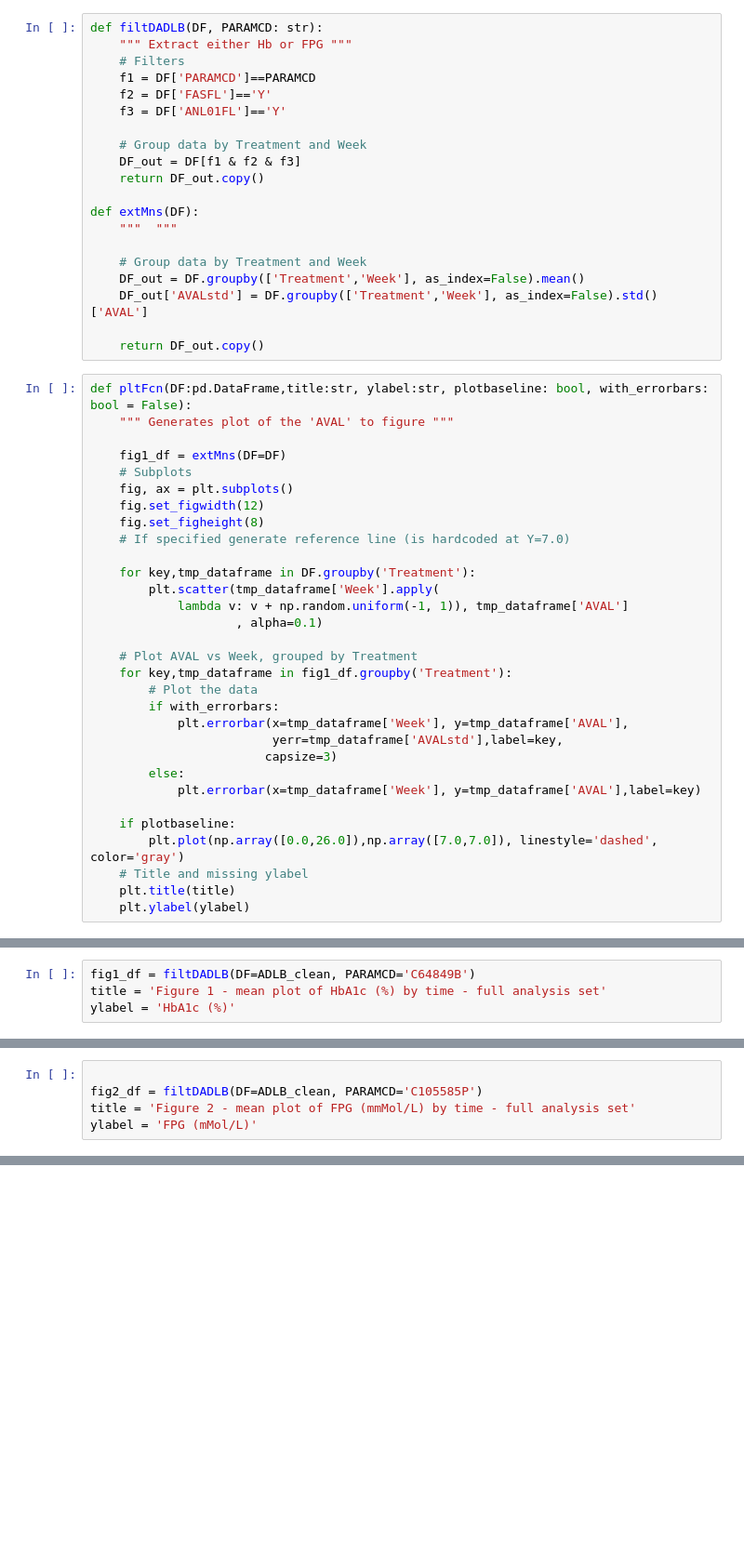
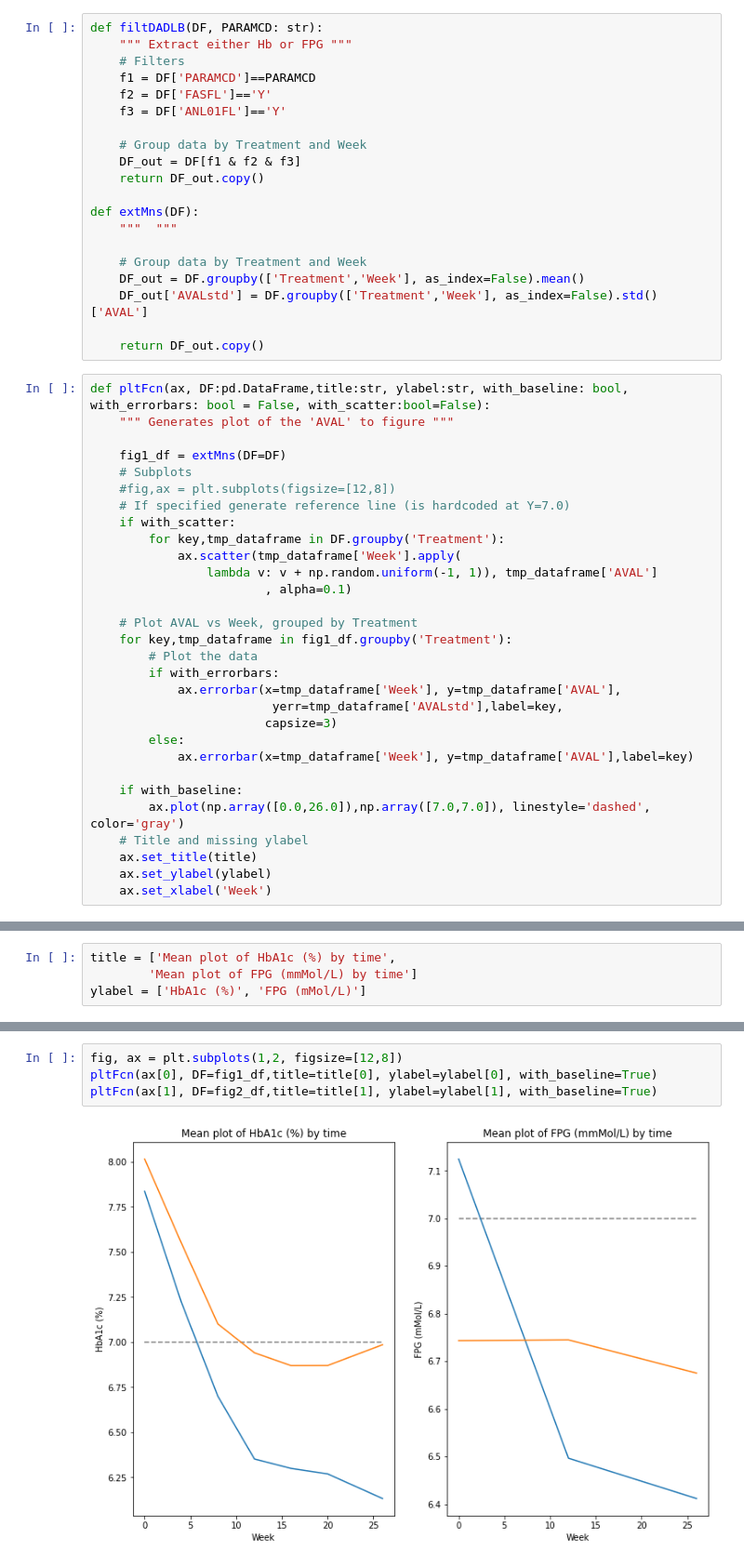
Before and after one commit to nurrix/novo-application-2022-03-28, a Jupyter notebook: Novo2022-03-28.ipynb, the cells around one changed output, grey strips where cells are left out. Shown: that part at 93% size. Saved outputs shown, nothing was run; the diff lists cells and outputs as text; blank space fills up the shorter version.

```diff
--- a/Novo2022-03-28.ipynb
+++ b/Novo2022-03-28.ipynb
@@ -455,33 +450,32 @@ def extMns(DF):
 
     return DF_out.copy()
 # %%
-def pltFcn(DF:pd.DataFrame,title:str, ylabel:str, plotbaseline: bool, with_errorbars: bool = False):
+def pltFcn(ax, DF:pd.DataFrame,title:str, ylabel:str, with_baseline: bool, with_errorbars: bool = False, with_scatter:bool=False):
     """ Generates plot of the 'AVAL' to figure """
 
     fig1_df = extMns(DF=DF)
     # Subplots
-    fig, ax = plt.subplots()
-    fig.set_figwidth(12)
-    fig.set_figheight(8)
+    #fig,ax = plt.subplots(figsize=[12,8])
     # If specified generate reference line (is hardcoded at Y=7.0)
-
-    for key,tmp_dataframe in DF.groupby('Treatment'):
-        plt.scatter(tmp_dataframe['Week'].apply(
-            lambda v: v + np.random.uniform(-1, 1)), tmp_dataframe['AVAL']
-                    , alpha=0.1)
+    if with_scatter:
+        for key,tmp_dataframe in DF.groupby('Treatment'):
+            ax.scatter(tmp_dataframe['Week'].apply(
+                lambda v: v + np.random.uniform(-1, 1)), tmp_dataframe['AVAL']
+                        , alpha=0.1)
 
     # Plot AVAL vs Week, grouped by Treatment
     for key,tmp_dataframe in fig1_df.groupby('Treatment'):
         # Plot the data
         if with_errorbars:
-            plt.errorbar(x=tmp_dataframe['Week'], y=tmp_dataframe['AVAL'],
+            ax.errorbar(x=tmp_dataframe['Week'], y=tmp_dataframe['AVAL'],
                          yerr=tmp_dataframe['AVALstd'],label=key,
                         capsize=3)
         else:
-            plt.errorbar(x=tmp_dataframe['Week'], y=tmp_dataframe['AVAL'],label=key)
+            ax.errorbar(x=tmp_dataframe['Week'], y=tmp_dataframe['AVAL'],label=key)
 
-    if plotbaseline:
-        plt.plot(np.array([0.0,26.0]),np.array([7.0,7.0]), linestyle='dashed', color='gray')
+    if with_baseline:
+        ax.plot(np.array([0.0,26.0]),np.array([7.0,7.0]), linestyle='dashed', color='gray')
     # Title and missing ylabel
-    plt.title(title)
-    plt.ylabel(ylabel)
+    ax.set_title(title)
+    ax.set_ylabel(ylabel)
+    ax.set_xlabel('Week')
@@ -495,4 +485,4 @@ HbA1c
 # %%
-fig1_df = filtDADLB(DF=ADLB_clean, PARAMCD='C64849B')
-title = 'Figure 1 - mean plot of HbA1c (%) by time - full analysis set'
-ylabel = 'HbA1c (%)'
+title = ['Mean plot of HbA1c (%) by time',
+        'Mean plot of FPG (mmMol/L) by time']
+ylabel = ['HbA1c (%)', 'FPG (mMol/L)']
@@ -510,5 +488,0 @@ FPG
-# %%
-
-fig2_df = filtDADLB(DF=ADLB_clean, PARAMCD='C105585P')
-title = 'Figure 2 - mean plot of FPG (mmMol/L) by time - full analysis set'
-ylabel = 'FPG (mMol/L)'
@@ -518,0 +489,6 @@ pltFcn(DF=fig2_df,title=title, ylabel = ylabel, plotbaseline=False)
+# %%
+fig, ax = plt.subplots(1,2, figsize=[12,8])
+pltFcn(ax[0], DF=fig1_df,title=title[0], ylabel=ylabel[0], with_baseline=True)
+pltFcn(ax[1], DF=fig2_df,title=title[1], ylabel=ylabel[1], with_baseline=True)
+# %% [output]
+[figure, added]
```
Also changed, not shown: parts of 10 cells of this notebook.
